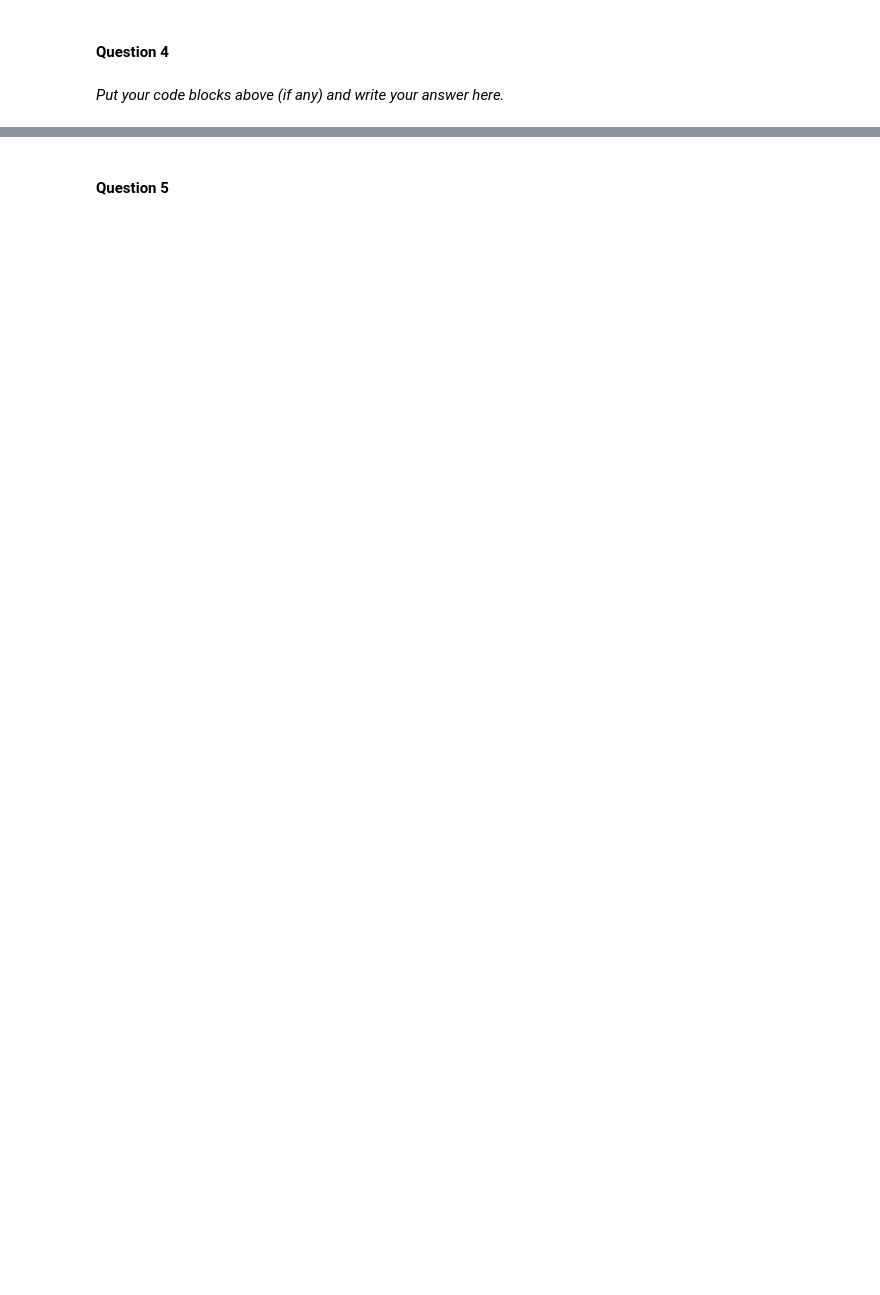
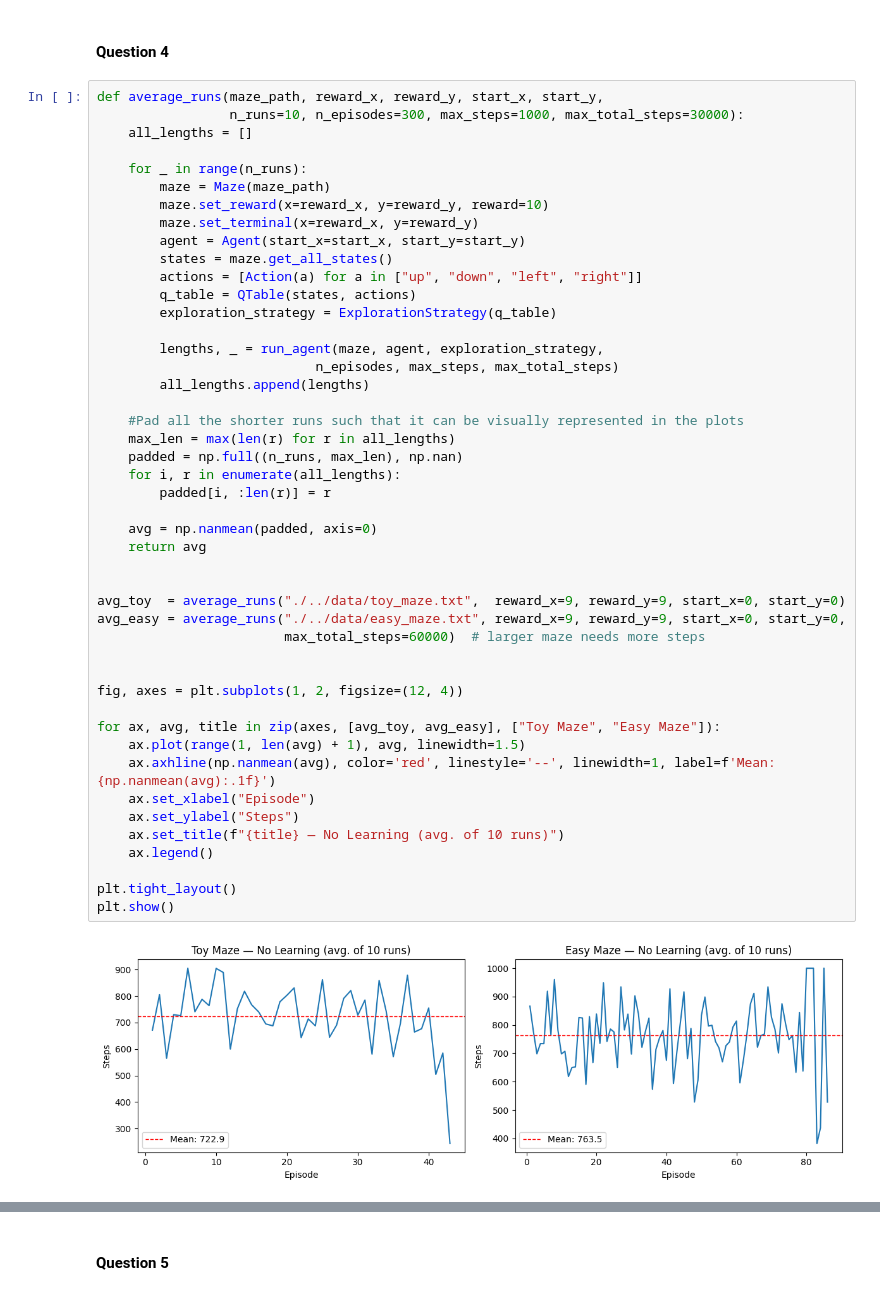
Before and after one commit to hkruis/Assignment_3, a Jupyter notebook: src/Main.ipynb, the cells around one changed output, grey strips where cells are left out. Drawn from its saved outputs; the diff is of its cells as text; blank space fills up the shorter version.

```diff
--- a/src/Main.ipynb
+++ b/src/Main.ipynb
@@ -110,6 +227,50 @@ _You may want to directly modify the cycle in Question 2._
 # %% [markdown]
 #### Question 4
-# %% [markdown]
-
-
-_Put your code blocks above (if any) and write your answer here._
+# %%
+def average_runs(maze_path, reward_x, reward_y, start_x, start_y,
+                 n_runs=10, n_episodes=300, max_steps=1000, max_total_steps=30000):
+    all_lengths = []
+
+    for _ in range(n_runs):
+        maze = Maze(maze_path)
+        maze.set_reward(x=reward_x, y=reward_y, reward=10)
+        maze.set_terminal(x=reward_x, y=reward_y)
+        agent = Agent(start_x=start_x, start_y=start_y)
+        states = maze.get_all_states()
+        actions = [Action(a) for a in ["up", "down", "left", "right"]]
+        q_table = QTable(states, actions)
+        exploration_strategy = ExplorationStrategy(q_table)
+
+        lengths, _ = run_agent(maze, agent, exploration_strategy,
+                            n_episodes, max_steps, max_total_steps)
+        all_lengths.append(lengths)
+
+    #Pad all the shorter runs such that it can be visually represented in the plots
+    max_len = max(len(r) for r in all_lengths)
+    padded = np.full((n_runs, max_len), np.nan)
+    for i, r in enumerate(all_lengths):
+        padded[i, :len(r)] = r
+
+    avg = np.nanmean(padded, axis=0)
+    return avg
+
+
+avg_toy  = average_runs("./../data/toy_maze.txt",  reward_x=9, reward_y=9, start_x=0, start_y=0)
+avg_easy = average_runs("./../data/easy_maze.txt", reward_x=9, reward_y=9, start_x=0, start_y=0,
+                        max_total_steps=60000)  # larger maze needs more steps
+
+
+fig, axes = plt.subplots(1, 2, figsize=(12, 4))
+
+for ax, avg, title in zip(axes, [avg_toy, avg_easy], ["Toy Maze", "Easy Maze"]):
+    ax.plot(range(1, len(avg) + 1), avg, linewidth=1.5)
+    ax.axhline(np.nanmean(avg), color='red', linestyle='--', linewidth=1, label=f'Mean: {np.nanmean(avg):.1f}')
+    ax.set_xlabel("Episode")
+    ax.set_ylabel("Steps")
+    ax.set_title(f"{title} — No Learning (avg. of 10 runs)")
+    ax.legend()
+
+plt.tight_layout()
+plt.show()
+# %% [output]
+[figure, added]
```
Also changed, not shown: parts of 17 cells of this notebook.
